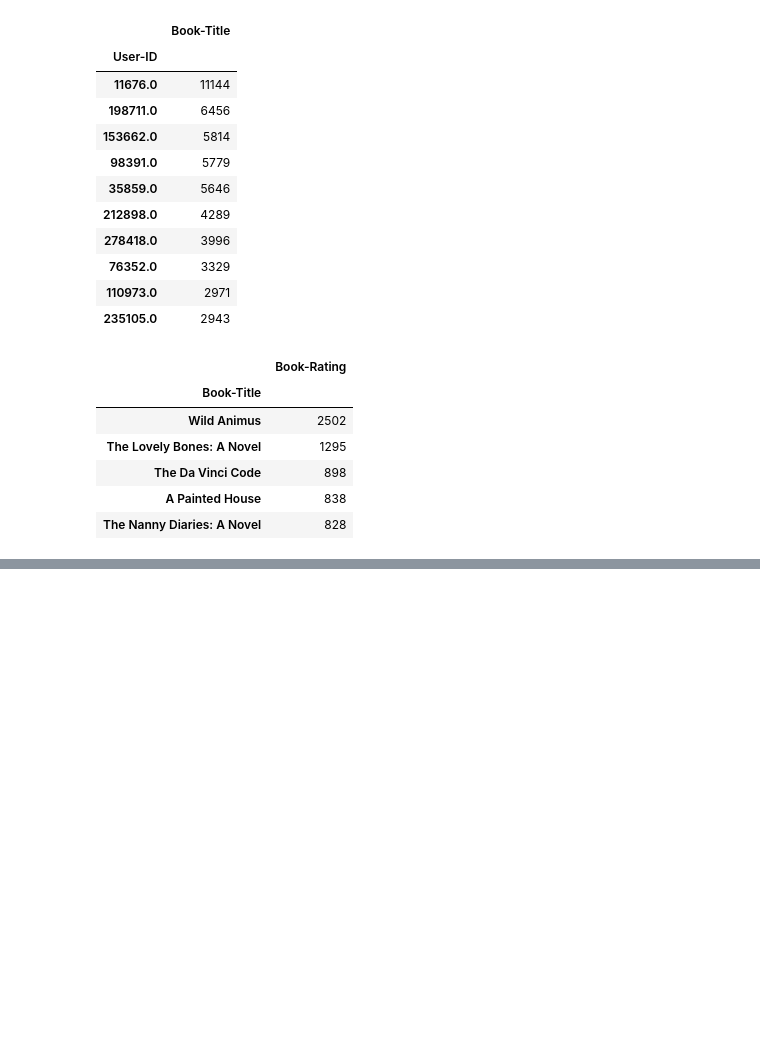
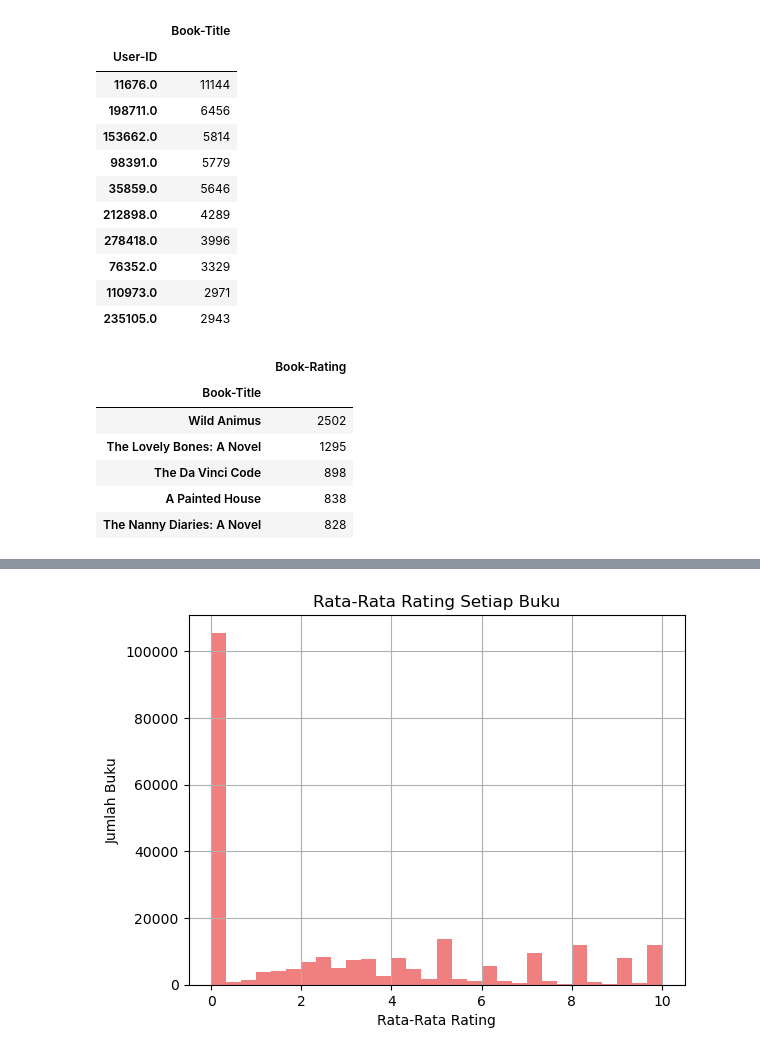
Before and after one commit to Clauver0/Recommender-System, a Jupyter notebook: Colaborative Filtering.ipynb, the cells around one changed output, grey strips where cells are left out. Drawn from its saved outputs; the diff is of its cells as text; code cells hidden in the pictures; blank space fills up the shorter version.

```diff
--- a/Colaborative Filtering.ipynb
+++ b/Colaborative Filtering.ipynb
@@ -210,0 +164,10 @@ new.head()
+# %%
+rata_rating_per_buku = merged_df.groupby('Book-Title')['Book-Rating'].mean()
+rata_rating_per_buku.hist(bins=30, color='lightcoral')
+
+plt.title('Rata-Rata Rating Setiap Buku')
+plt.xlabel('Rata-Rata Rating')
+plt.ylabel('Jumlah Buku')
+plt.show()
+# %% [output]
+[figure, added]
```
Also changed, not shown: parts of 34 cells of this notebook.
